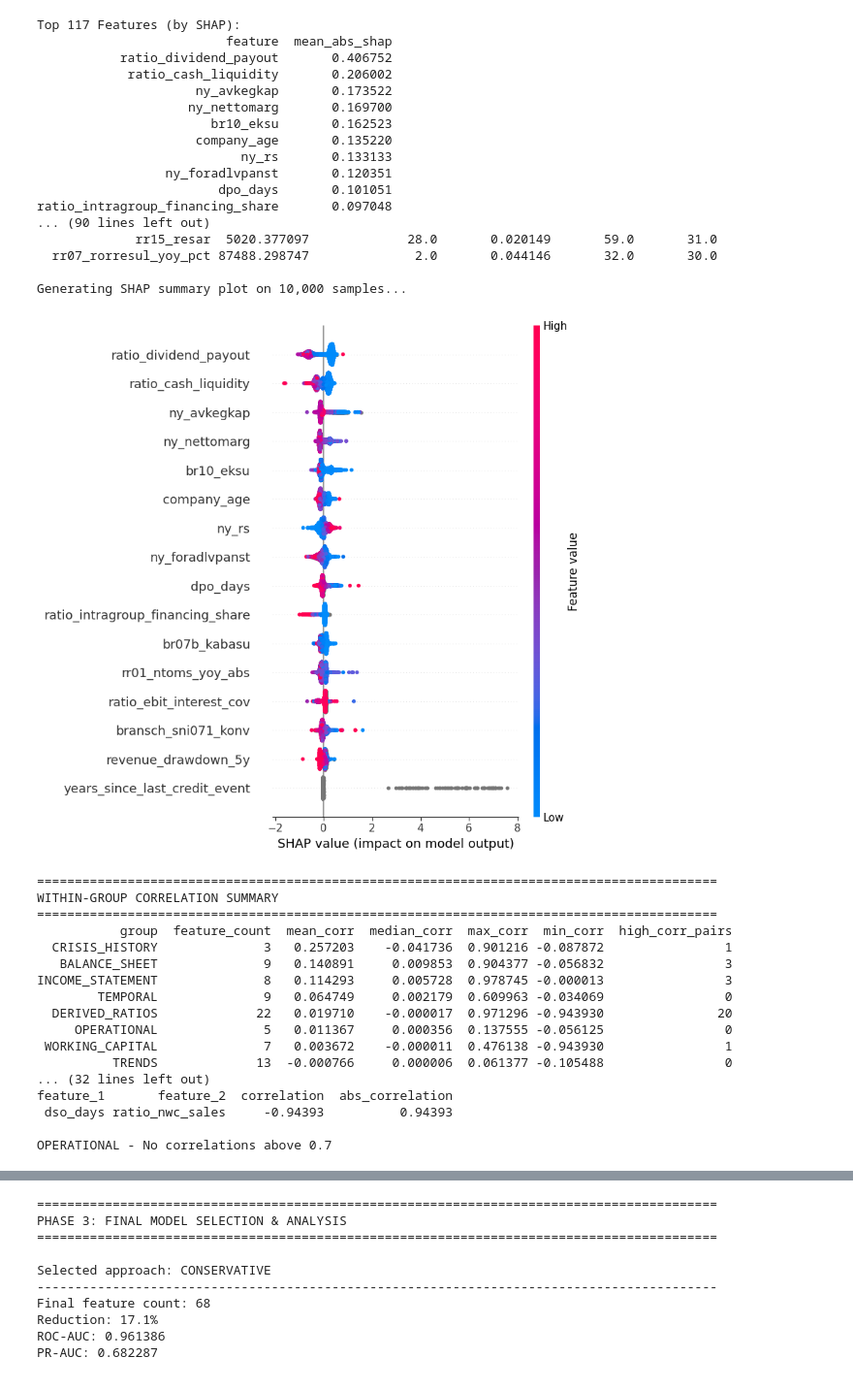
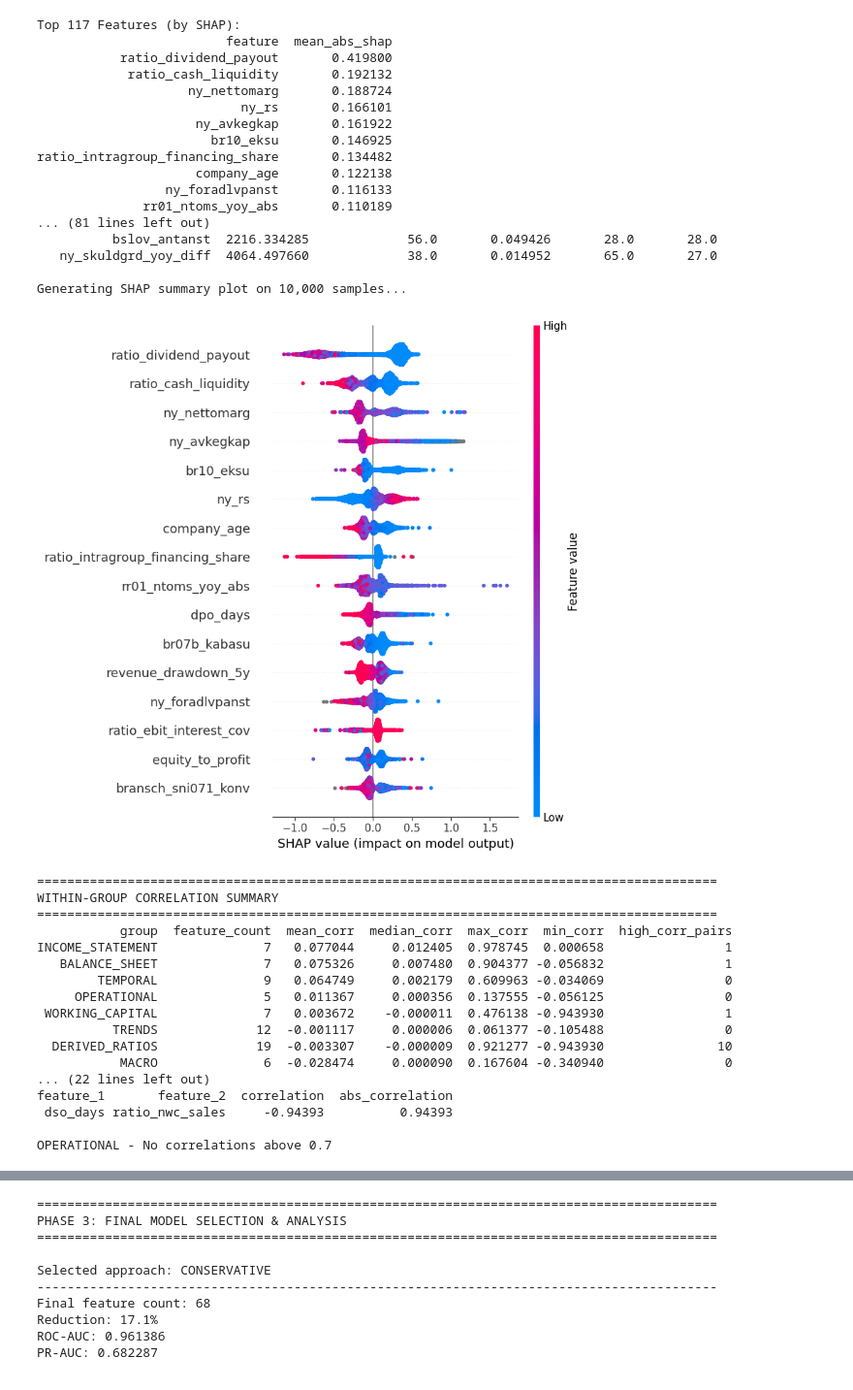
Before and after one commit to vilhelm-k/credit-risk-xai-thesis, a Jupyter notebook: notebooks/02_modelling_test.ipynb, the cells around one changed output, grey strips where cells are left out. Shown: that part at 97% size. Cells and saved outputs as stored; diff of their text form; code cells hidden in the pictures.

Commit message:
Refactor feature analysis dataset: updated feature importance values and adjusted target correlations for improved clarity and accuracy.

```diff
--- a/notebooks/02_modelling_test.ipynb
+++ b/notebooks/02_modelling_test.ipynb
@@ -23,7 +46,7 @@ from credit_risk_xai.features.engineer import prepare_modeling_data
 # Load and filter data
 MIN_REVENUE_KSEK = 1_000
 df = pd.read_parquet(FEATURE_CACHE_PATH)
-df = df[(df["ser_aktiv"] == 1) & (df["sme_category"].isin(["Small", "Medium"]))]
+df = df[(df["ser_aktiv"] == 1) & (df["sme_category"].isin(["Small", "Medium"])) & (df["knc_kncfall"] == 1)]
 X, y = prepare_modeling_data(df)
 
 print(f"Features: {X.shape[1]} | Samples: {len(X):,}")
@@ -41,14 +64,12 @@ Imbalance: 60.4:1
 from credit_risk_xai.features.engineer import prepare_modeling_data
 from credit_risk_xai.modeling.train import run_lightgbm_training
 
-df = pd.read_parquet(FEATURE_CACHE_PATH)
-mask = (df.ser_aktiv == 1) & (df.sme_category.isin(["Small", "Medium"]))  # add any extra filters here
-X, y = prepare_modeling_data(df.loc[mask])
+X, y = prepare_modeling_data(df)
 
 results = run_lightgbm_training(
     X=X,
     y=y,
-    dataset_description="ser_aktiv==1 & SME∈{Small,Medium}",  # optional note for W&B
+    dataset_description="ser_aktiv==1 & SME∈{Small,Medium} & knc_kncfall==1",  # optional note for W&B
     use_wandb=False,
     wandb_project="credit-risk-xai",
     wandb_run_name="lgbm_nested_kfolds_temporal_prune",
@@ -190,51 +194,53 @@ import shap
 
 # 1. Compute SHAP-based feature importance
 sample_size = min(10_000, len(X_val))
-shap_importance = get_shap_feature_importance(model, X_val, max_samples=sample_size, top_n=None)
+mask = X['knc_kncfall'] == 3
+X_val_filtered = X_val[mask]
+shap_importance = get_shap_feature_importance(model, X_val_filtered, max_samples=sample_size, top_n=None)
 
 print("Top 117 Features (by SHAP):")
 print(shap_importance.to_string(index=False))
 
 # 2. Compare native importance vs SHAP
 comparison = importance_df.merge(shap_importance, on='feature', how='inner')
 comparison['importance_rank'] = comparison['importance'].rank(ascending=False)
 comparison['shap_rank'] = comparison['mean_abs_shap'].rank(ascending=False)
 comparison['rank_diff'] = abs(comparison['importance_rank'] - comparison['shap_rank'])
 comparison = comparison.sort_values('rank_diff', ascending=False)
 
 print("\n" + "="*80)
 print("Features with Largest Rank Difference (Gain vs SHAP)")
 print("="*80)
 print(comparison[['feature', 'importance', 'importance_rank', 'mean_abs_shap', 'shap_rank', 'rank_diff']].head(15).to_string(index=False))
 
 # 3. Generate SHAP summary plot
 print(f"\nGenerating SHAP summary plot on {sample_size:,} samples...")
 explainer, shap_values, X_sample = compute_shap_values(model, X_val, max_samples=sample_size)
 
 # Handle binary classification
 if isinstance(shap_values, list):
     shap_values = shap_values[1]
 
 shap.summary_plot(shap_values, X_sample, max_display=16)
 # %% [output]
 Top 117 Features (by SHAP):
                          feature  mean_abs_shap
-           ratio_dividend_payout       0.406752
-            ratio_cash_liquidity       0.206002
-                     ny_avkegkap       0.173522
-                    ny_nettomarg       0.169700
-                       br10_eksu       0.162523
-                     company_age       0.135220
-                           ny_rs       0.133133
-                 ny_foradlvpanst       0.120351
-                        dpo_days       0.101051
-ratio_intragroup_financing_share       0.097048
-... (90 lines left out)
-             rr15_resar  5020.377097             28.0       0.020149       59.0       31.0
-  rr07_rorresul_yoy_pct 87488.298747              2.0       0.044146       32.0       30.0
+           ratio_dividend_payout       0.419800
+            ratio_cash_liquidity       0.192132
+                    ny_nettomarg       0.188724
+                           ny_rs       0.166101
+                     ny_avkegkap       0.161922
+                       br10_eksu       0.146925
+ratio_intragroup_financing_share       0.134482
+                     company_age       0.122138
+                 ny_foradlvpanst       0.116133
+              rr01_ntoms_yoy_abs       0.110189
+... (81 lines left out)
+          bslov_antanst  2216.334285             56.0       0.049426       28.0       28.0
+   ny_skuldgrd_yoy_diff  4064.497660             38.0       0.014952       65.0       27.0
 
 Generating SHAP summary plot on 10,000 samples...
-[figure, old version]
+[figure, new version]
 # %%
 # Correlation analysis by financial statement source
 from credit_risk_xai.modeling import (
@@ -276,15 +282,15 @@ for group_name in ["MACRO", "DERIVED_RATIOS", "WORKING_CAPITAL", "OPERATIONAL"]:
 WITHIN-GROUP CORRELATION SUMMARY
 ==========================================================================================
            group  feature_count  mean_corr  median_corr  max_corr  min_corr  high_corr_pairs
-  CRISIS_HISTORY              3   0.257203    -0.041736  0.901216 -0.087872                1
-   BALANCE_SHEET              9   0.140891     0.009853  0.904377 -0.056832                3
-INCOME_STATEMENT              8   0.114293     0.005728  0.978745 -0.000013                3
+INCOME_STATEMENT              7   0.077044     0.012405  0.978745  0.000658                1
+   BALANCE_SHEET              7   0.075326     0.007480  0.904377 -0.056832                1
         TEMPORAL              9   0.064749     0.002179  0.609963 -0.034069                0
-  DERIVED_RATIOS             22   0.019710    -0.000017  0.971296 -0.943930               20
      OPERATIONAL              5   0.011367     0.000356  0.137555 -0.056125                0
  WORKING_CAPITAL              7   0.003672    -0.000011  0.476138 -0.943930                1
-          TRENDS             13  -0.000766     0.000006  0.061377 -0.105488                0
-... (32 lines left out)
+          TRENDS             12  -0.001117     0.000006  0.061377 -0.105488                0
+  DERIVED_RATIOS             19  -0.003307    -0.000009  0.921277 -0.943930               10
+           MACRO              6  -0.028474     0.000090  0.167604 -0.340940                0
+... (22 lines left out)
 feature_1       feature_2  correlation  abs_correlation
  dso_days ratio_nwc_sales     -0.94393          0.94393
 
```
Also changed, not shown: parts of 14 cells of this notebook, 6 other files.
